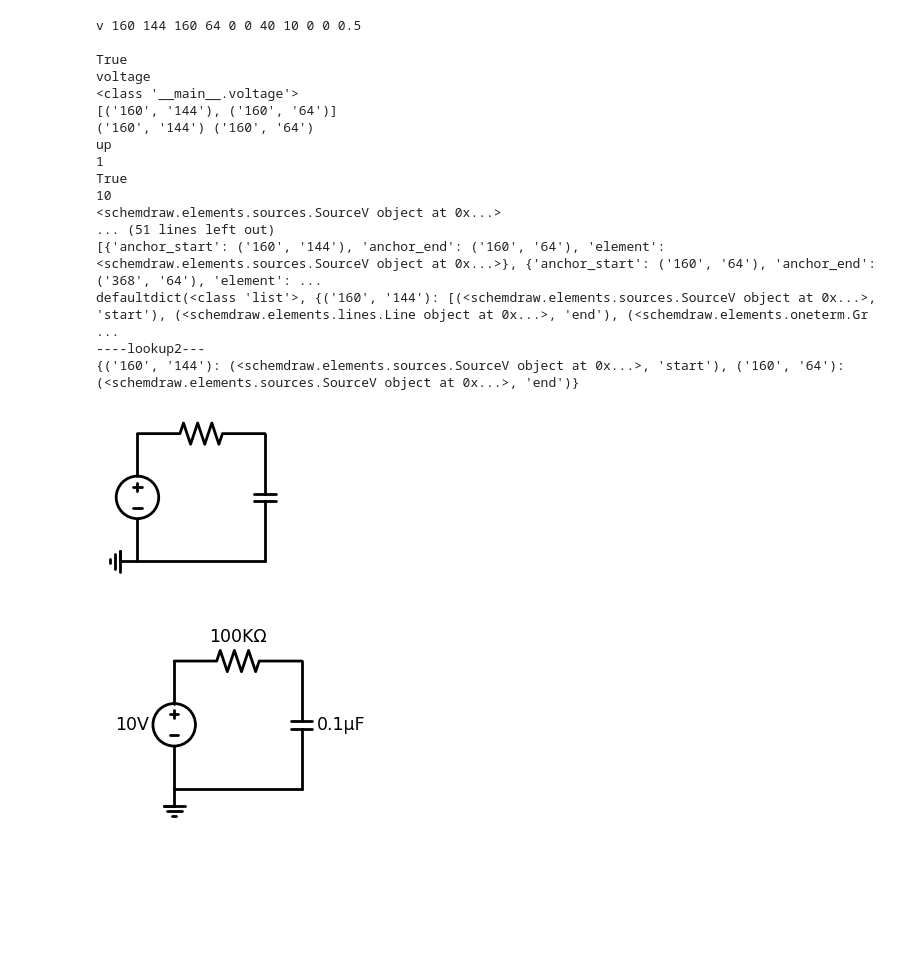
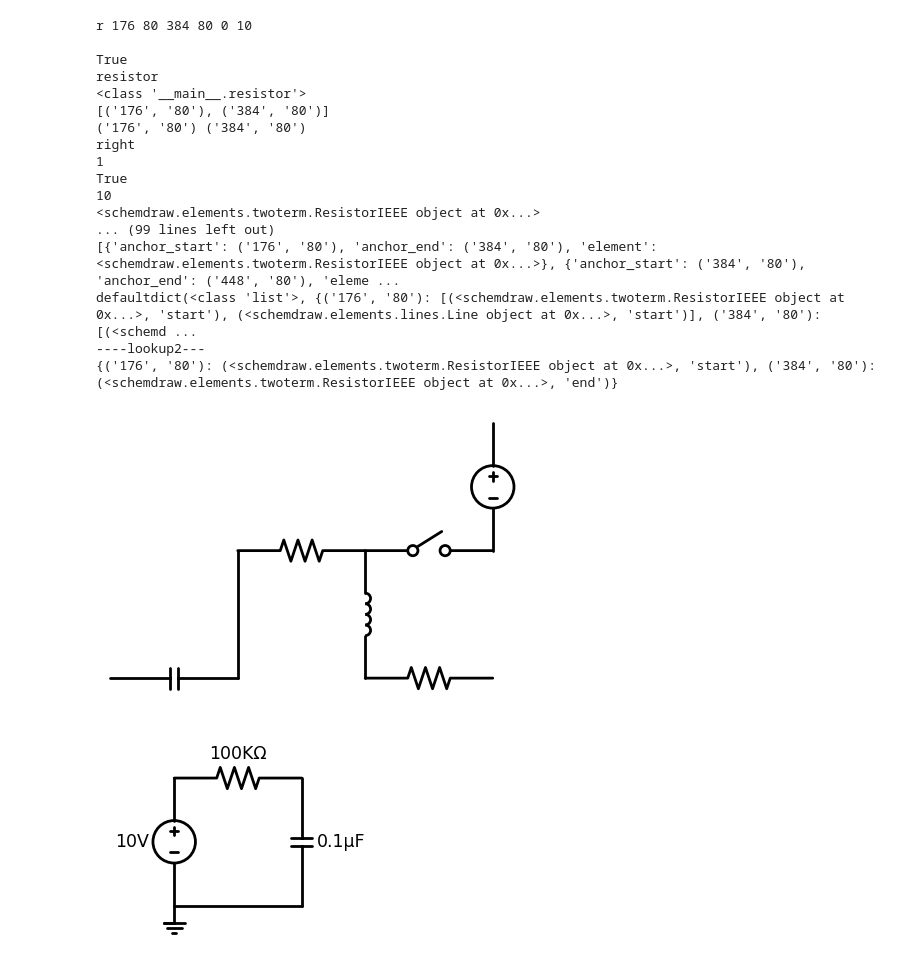
Before and after one commit to raspberrypisig/circuitjs2schemdraw, a Jupyter notebook: main.ipynb, the cells around one changed output. Drawn from its saved outputs; the diff is of its cells as text; code cells hidden in the pictures; blank space fills up the shorter version.

```diff
--- a/main.ipynb
+++ b/main.ipynb
@@ -28,13 +28,14 @@ class CircuitJSGrammar(Grammar):
 
     capacitor = Sequence(Keyword('c'), two_terminal_coords, number_literal, number_literal, Repeat(number_literal, mi=2, ma=2))
     ground = Sequence(Keyword('g'), two_terminal_coords, Repeat(number_literal, mi=2, ma=2))
+    inductor = Sequence(Keyword('l'),  two_terminal_coords, number_literal, number_literal, Repeat(number_literal, mi=2, ma=2))
     resistor = Sequence(Keyword('r'), two_terminal_coords, number_literal, number_literal)
     switch = Sequence(Keyword('s'), two_terminal_coords, number_literal, number_literal, booly)
     voltage = Sequence(Keyword('v'), two_terminal_coords, Repeat(number_literal, mi=3, ma=3), number_literal, Repeat(number_literal, mi=2, ma=2), number_literal)
     wire = Sequence(Keyword('w'), two_terminal_coords, number_literal)
 
 
-    START = Choice(capacitor, ground, resistor, switch, voltage, wire)
+    START = Choice(capacitor, ground, inductor, resistor, switch, voltage, wire)
     #START = Choice(capacitor, resistor, switch, voltage, wire)
 
 def node_props(node, children):
@@ -263,7 +269,8 @@ component_list = []
 element_list = []
 lookup = defaultdict(list)
 
-with open('tests/basic.txt') as f:
+with open('tests/basic2.txt') as f:
+#with open('tests/basic.txt') as f:
 #with open('tests/sample2.txt') as f:
     f.readline()
     for line in f:
@@ -343,45 +350,45 @@ with schemdraw.Drawing() as d:
         anchor_end = element['anchor_end']
         e = element['element']
 
         if anchor_start in lookup2:
             f,g = lookup2[anchor_start]
             d += e.at(getattr(f, g))
             i = i + 1
             lookup2[anchor_start] = (e, 'start')
             lookup2[anchor_end] = (e, 'end')
 
 
         elif anchor_end in lookup2:
             f,g = lookup2[anchor_end]
             d += e.at(getattr(f, g))
             i = i + 1
             lookup2[anchor_start] = (e, 'start')
             lookup2[anchor_end] = (e, 'end')
 
         else:
             pass
 #with schemdraw.Drawing() as d:
 #    for c in component_list:
 #        d += c
 # %% [output]
-v 160 144 160 64 0 0 40 10 0 0 0.5
+r 176 80 384 80 0 10
 
 True
-voltage
-<class '__main__.voltage'>
-[('160', '144'), ('160', '64')]
-('160', '144') ('160', '64')
-up
+resistor
+<class '__main__.resistor'>
+[('176', '80'), ('384', '80')]
+('176', '80') ('384', '80')
+right
 1
 True
 10
-<schemdraw.elements.sources.SourceV object at 0x...>
-... (51 lines left out)
-[{'anchor_start': ('160', '144'), 'anchor_end': ('160', '64'), 'element': <schemdraw.elements.sources.SourceV object at 0x...>}, {'anchor_start': ('160', '64'), 'anchor_end': ('368', '64'), 'element': ...
-defaultdict(<class 'list'>, {('160', '144'): [(<schemdraw.elements.sources.SourceV object at 0x...>, 'start'), (<schemdraw.elements.lines.Line object at 0x...>, 'end'), (<schemdraw.elements.oneterm.Gr ...
+<schemdraw.elements.twoterm.ResistorIEEE object at 0x...>
+... (99 lines left out)
+[{'anchor_start': ('176', '80'), 'anchor_end': ('384', '80'), 'element': <schemdraw.elements.twoterm.ResistorIEEE object at 0x...>}, {'anchor_start': ('384', '80'), 'anchor_end': ('448', '80'), 'eleme ...
+defaultdict(<class 'list'>, {('176', '80'): [(<schemdraw.elements.twoterm.ResistorIEEE object at 0x...>, 'start'), (<schemdraw.elements.lines.Line object at 0x...>, 'start')], ('384', '80'): [(<schemd ...
 ----lookup2---
-{('160', '144'): (<schemdraw.elements.sources.SourceV object at 0x...>, 'start'), ('160', '64'): (<schemdraw.elements.sources.SourceV object at 0x...>, 'end')}
+{('176', '80'): (<schemdraw.elements.twoterm.ResistorIEEE object at 0x...>, 'start'), ('384', '80'): (<schemdraw.elements.twoterm.ResistorIEEE object at 0x...>, 'end')}
-[figure, old version]
+[figure, new version]
 # %%
 %matplotlib inline
 %config InlineBackend.figure_format = 'svg'
```
Also changed, not shown: parts of 2 cells of this notebook, 1 other file.
